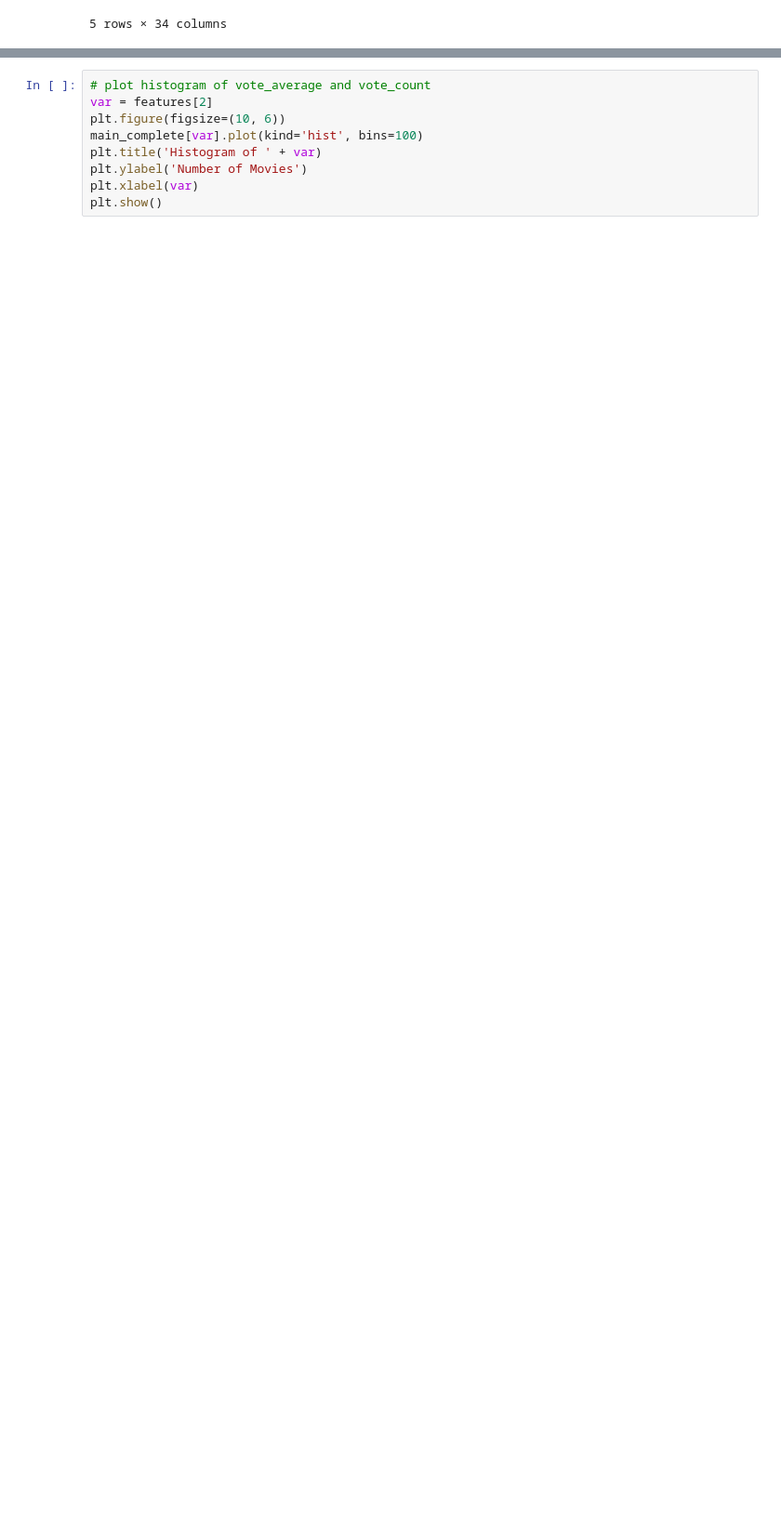
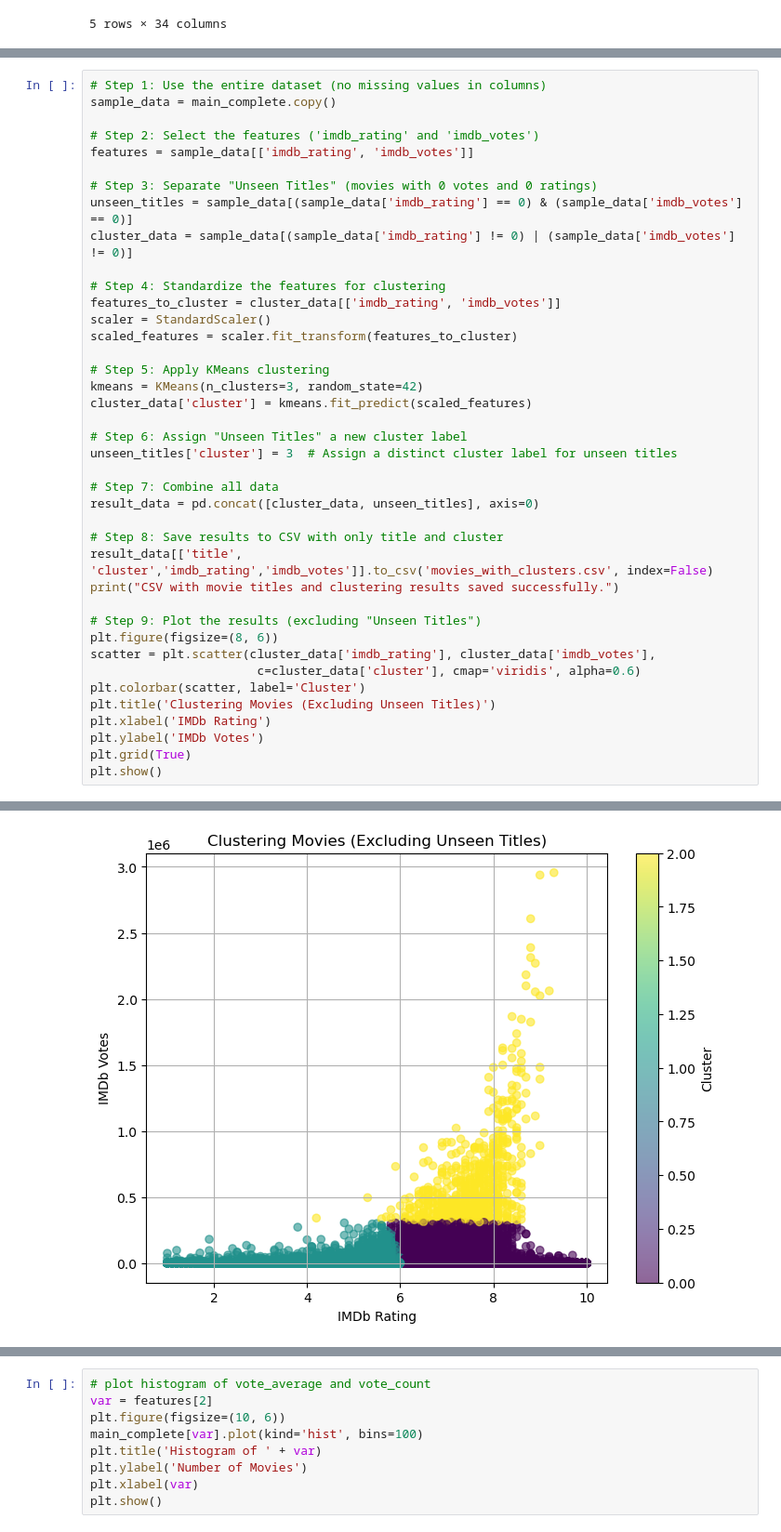
Before and after one commit to paulagambus/ctds_project, a Jupyter notebook: project.ipynb, the cells around one changed output, grey strips where cells are left out. Shown at 93% size. Saved outputs shown, nothing was run; the diff lists cells and outputs as text; blank space fills up the shorter version.

```diff
--- a/project.ipynb
+++ b/project.ipynb
@@ -255,0 +333,41 @@ Number of 1s:  41
+# %%
+# Step 1: Use the entire dataset (no missing values in columns)
+sample_data = main_complete.copy()
+
+# Step 2: Select the features ('imdb_rating' and 'imdb_votes')
+features = sample_data[['imdb_rating', 'imdb_votes']]
+
+# Step 3: Separate "Unseen Titles" (movies with 0 votes and 0 ratings)
+unseen_titles = sample_data[(sample_data['imdb_rating'] == 0) & (sample_data['imdb_votes'] == 0)]
+cluster_data = sample_data[(sample_data['imdb_rating'] != 0) | (sample_data['imdb_votes'] != 0)]
+
+# Step 4: Standardize the features for clustering
+features_to_cluster = cluster_data[['imdb_rating', 'imdb_votes']]
+scaler = StandardScaler()
+scaled_features = scaler.fit_transform(features_to_cluster)
+
+# Step 5: Apply KMeans clustering
+kmeans = KMeans(n_clusters=3, random_state=42)
+cluster_data['cluster'] = kmeans.fit_predict(scaled_features)
+
+# Step 6: Assign "Unseen Titles" a new cluster label
+unseen_titles['cluster'] = 3  # Assign a distinct cluster label for unseen titles
+
+# Step 7: Combine all data
+result_data = pd.concat([cluster_data, unseen_titles], axis=0)
+
+# Step 8: Save results to CSV with only title and cluster
+result_data[['title', 'cluster','imdb_rating','imdb_votes']].to_csv('movies_with_clusters.csv', index=False)
+print("CSV with movie titles and clustering results saved successfully.")
+
+# Step 9: Plot the results (excluding "Unseen Titles")
+plt.figure(figsize=(8, 6))
+scatter = plt.scatter(cluster_data['imdb_rating'], cluster_data['imdb_votes'],
+                       c=cluster_data['cluster'], cmap='viridis', alpha=0.6)
+plt.colorbar(scatter, label='Cluster')
+plt.title('Clustering Movies (Excluding Unseen Titles)')
+plt.xlabel('IMDb Rating')
+plt.ylabel('IMDb Votes')
+plt.grid(True)
+plt.show()
+# %% [output]
@@ -255,0 +385 @@ Number of 1s:  41
+[figure, added]
```
Also changed, not shown: parts of 22 cells of this notebook, 2 other files.
